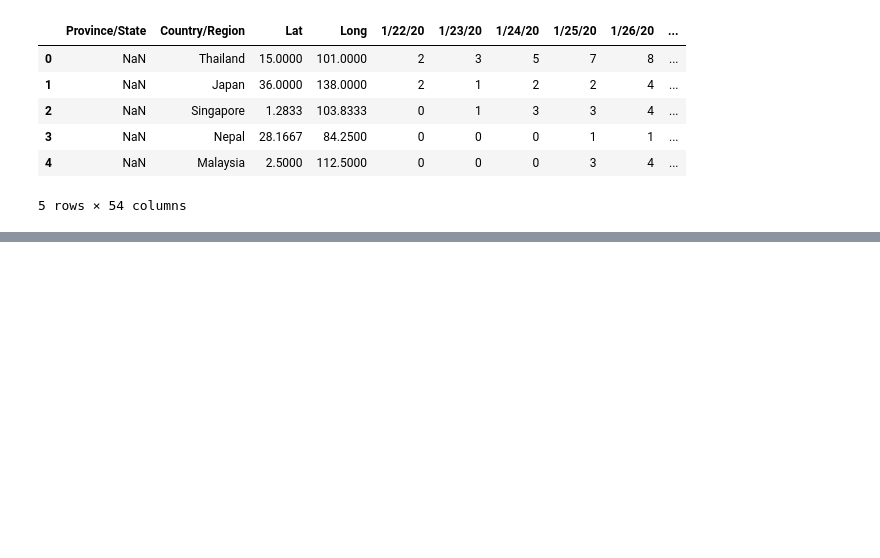
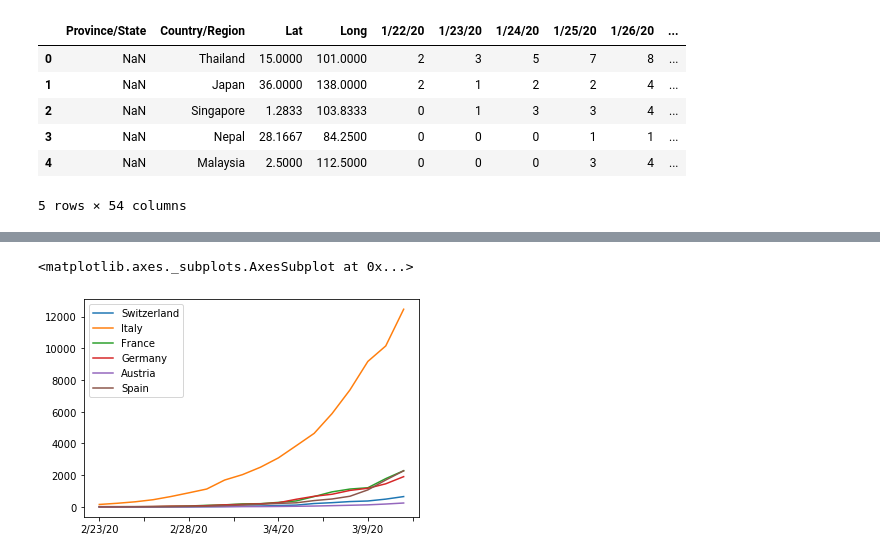
Before and after one commit to jpmieville/COVID-19_data_analyis, a Jupyter notebook: covid19_data_analysis.ipynb, the cells around one changed output, grey strips where cells are left out. Drawn from its saved outputs; the diff is of its cells as text; code cells hidden in the pictures; blank space fills up the shorter version.

```diff
--- a/covid19_data_analysis.ipynb
+++ b/covid19_data_analysis.ipynb
@@ -45,0 +58,5 @@ df2.plot(logy=True, logx=True)
+# %%
+df2[32:].plot()
+# %% [output]
+<matplotlib.axes._subplots.AxesSubplot at 0x...>
+[figure, added]
```
Also changed, not shown: parts of 9 cells of this notebook.
